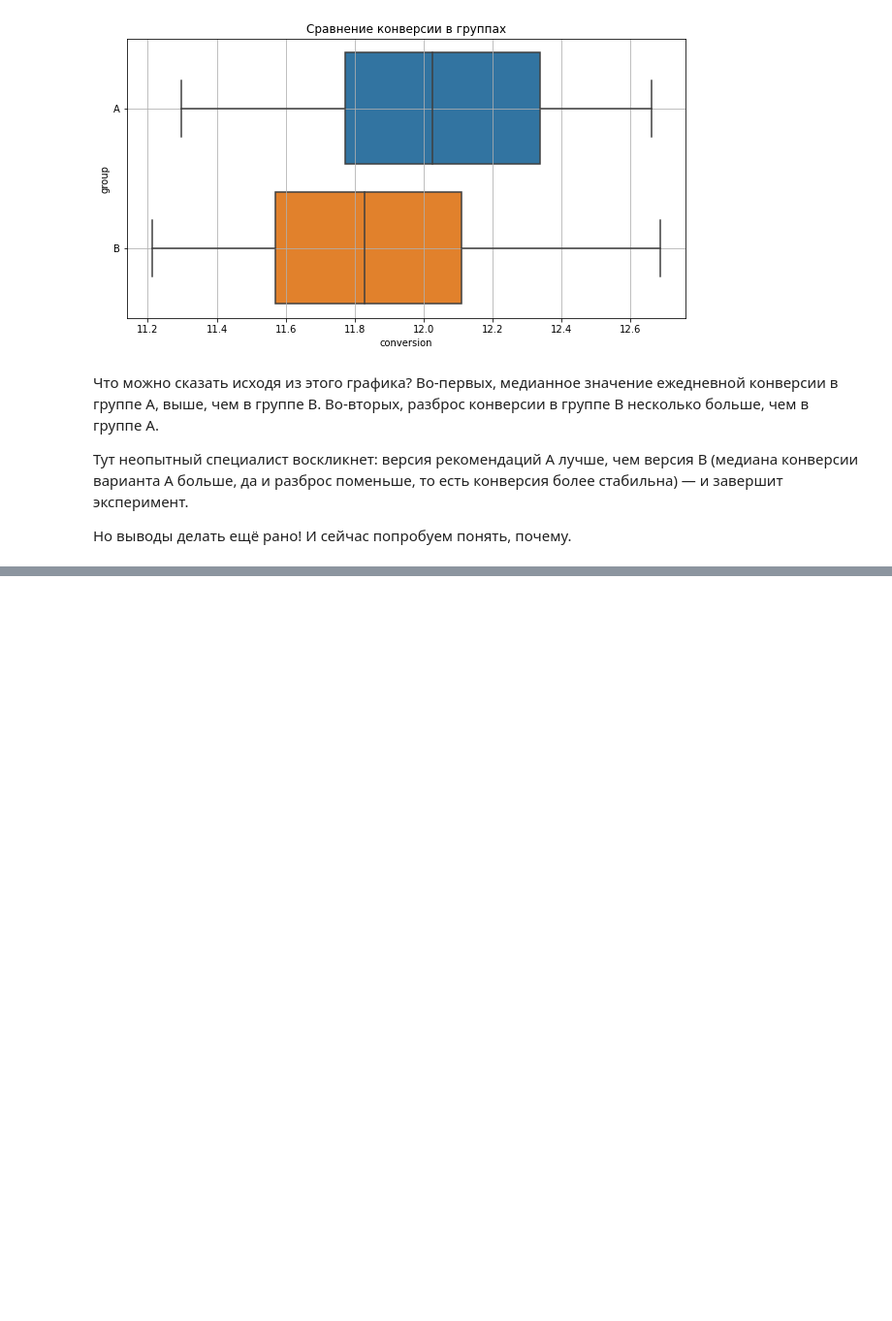
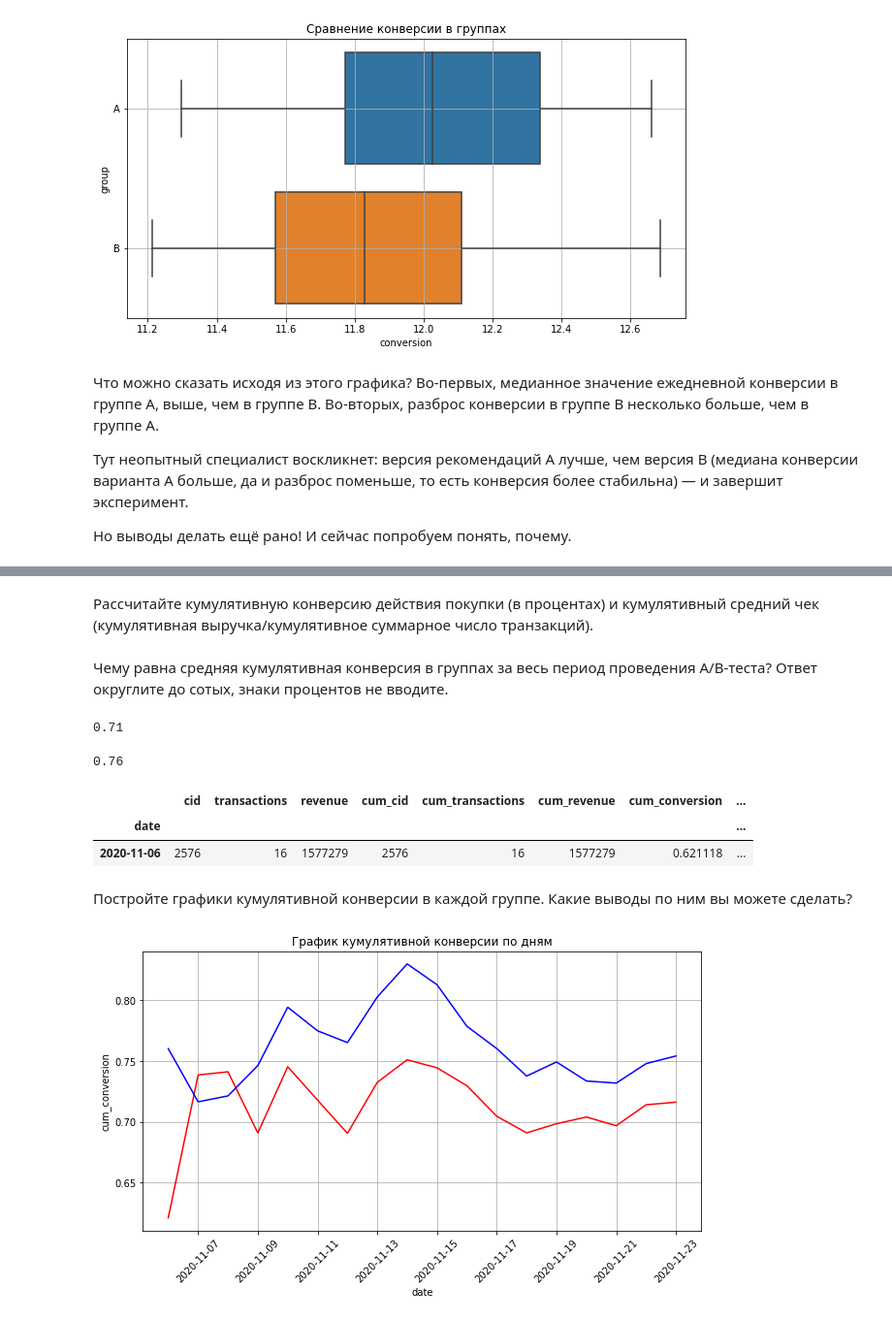
Before and after one commit to d3enjan/sf_data_science, a Jupyter notebook: skillfactory/EDA-5. A-B-тестирование/4.Анализ результатов A-B-тестирования кумулятивные метрик.ipynb, the cells around one changed output, grey strips where cells are left out. Shown: that part at 97% size. Saved outputs shown, nothing was run; the diff lists cells and outputs as text; code cells hidden in the pictures; blank space fills up the shorter version.

```diff
--- a/skillfactory/EDA-5. A-B-тестирование/4.Анализ результатов A-B-тестирования кумулятивные метрик.ipynb
+++ b/skillfactory/EDA-5. A-B-тестирование/4.Анализ результатов A-B-тестирования кумулятивные метрик.ipynb
@@ -98,0 +268,48 @@ ax.grid();
+# %%
+sample_a_sum['cum_cid'] = sample_a_sum['cid'].cumsum()
+sample_a_sum['cum_transactions'] = sample_a_sum['transactions'].cumsum()
+sample_a_sum['cum_revenue'] = sample_a_sum['revenue'].cumsum()
+# %%
+sample_b_sum['cum_cid'] = sample_b_sum['cid'].cumsum()
+sample_b_sum['cum_transactions'] = sample_b_sum['transactions'].cumsum()
+sample_b_sum['cum_revenue'] = sample_b_sum['revenue'].cumsum()
+# %% [markdown]
+Рассчитайте кумулятивную конверсию действия покупки (в процентах) и кумулятивный средний чек (кумулятивная выручка/кумулятивное суммарное число транзакций).
+# %%
+sample_a_sum['cum_conversion'] = sample_a_sum['cum_transactions']/sample_a_sum['cum_cid']*100
+sample_a_sum['cum_aver_check'] = sample_a_sum['cum_revenue']/sample_a_sum['cum_transactions']
+# %%
+sample_b_sum['cum_conversion'] = sample_b_sum['cum_transactions']/sample_b_sum['cum_cid']*100
+sample_b_sum['cum_aver_check'] = sample_b_sum['cum_revenue']/sample_b_sum['cum_transactions']
+# %% [markdown]
+Чему равна средняя кумулятивная конверсия в группах за весь период проведения A/B-теста? Ответ округлите до сотых, знаки процентов не вводите.
+# %%
+display(round(sample_a_sum['cum_conversion'].mean(), 2))
+display(round(sample_b_sum['cum_conversion'].mean(), 2))
+# %% [output]
+0.71
+0.76
+# %%
+sample_a_sum.head(1)
+# %% [output]
+|  | cid | transactions | revenue | cum_cid | cum_transactions | cum_revenue | cum_conversion | ... |
+| date |  |  |  |  |  |  |  | ... |
+| 2020-11-06 | 2576 | 16 | 1577279 | 2576 | 16 | 1577279 | 0.621118 | ... |
+# %% [markdown]
+Постройте графики кумулятивной конверсии в каждой группе. Какие выводы по ним вы можете сделать?
+# %%
+# создаём фигуру размером 8x4
+fig = plt.figure(figsize=(8, 4))
+# добавляем систему координат
+ax = fig.add_axes([1, 1, 1, 1])
+# строим lineplot для кумулятивной конверсии во времени в каждой группе
+sns.lineplot(x='date', y='cum_conversion', data=sample_a_sum, ax=ax, color = 'red')
+sns.lineplot(x='date', y='cum_conversion', data=sample_b_sum, ax=ax, color = 'blue')
+# задаём подпись к графику
+ax.set_title('График кумулятивной конверсии по дням')
+# задаём поворот меток на оси абсцисс
+ax.xaxis.set_tick_params(rotation = 45)
+# задаём отображение сетки
+ax.grid(True);
+# %% [output]
+[figure, added]
```
Also changed, not shown: parts of 33 cells of this notebook.
